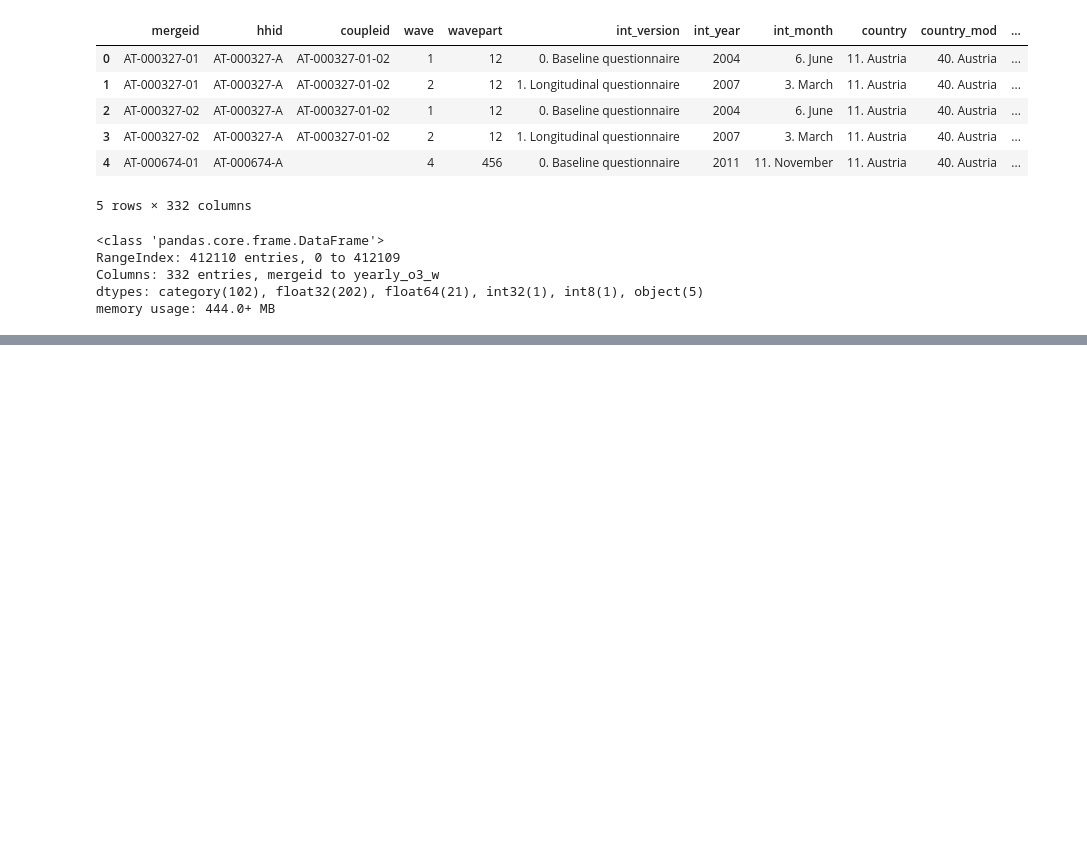
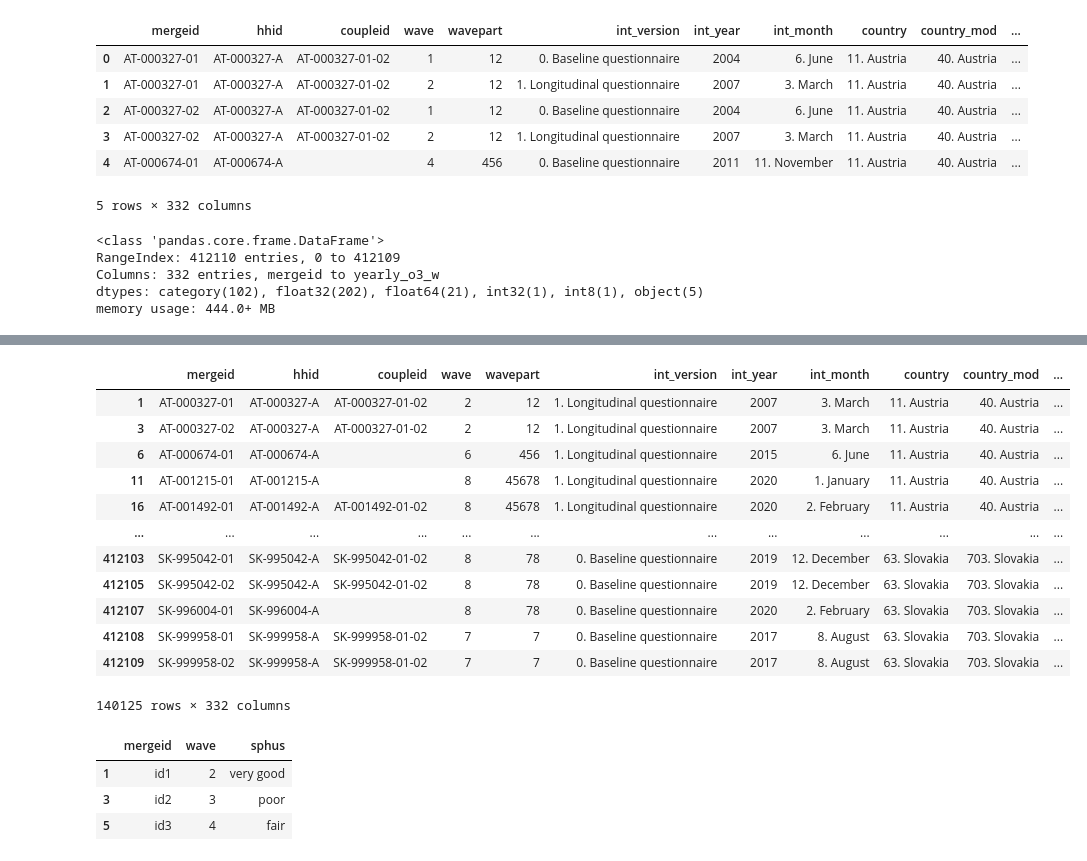
Before and after one commit to henrycgbaker/ML_climate_wellbeing_disparities, a Jupyter notebook: exploratory_data_analysis-1.ipynb, the cells around one changed output, grey strips where cells are left out. Drawn from its saved outputs; the diff is of its cells as text; code cells hidden in the pictures; blank space fills up the shorter version.

Commit message:
Add files via upload
which wave + ordinal sphus

```diff
--- a/exploratory_data_analysis-1.ipynb
+++ b/exploratory_data_analysis-1.ipynb
@@ -103,0 +118,19 @@ plt.show()
+# %%
+df_sorted = df.sort_values(by=['mergeid', 'wave'], ascending=[True, False])
+df_most_recent_wave_per_id = df_sorted.drop_duplicates(subset='mergeid', keep='first')
+# %%
+ df_most_recent_wave_per_id
+# %% [output]
+|  | mergeid | hhid | coupleid | wave | wavepart | int_version | int_year | int_month | country | country_mod | ... |
+| 1 | AT-000327-01 | AT-000327-A | AT-000327-01-02 | 2 | 12 | 1. Longitudinal questionnaire | 2007 | 3. March | 11. Austria | 40. Austria | ... |
+| 3 | AT-000327-02 | AT-000327-A | AT-000327-01-02 | 2 | 12 | 1. Longitudinal questionnaire | 2007 | 3. March | 11. Austria | 40. Austria | ... |
+| 6 | AT-000674-01 | AT-000674-A |  | 6 | 456 | 1. Longitudinal questionnaire | 2015 | 6. June | 11. Austria | 40. Austria | ... |
+| 11 | AT-001215-01 | AT-001215-A |  | 8 | 45678 | 1. Longitudinal questionnaire | 2020 | 1. January | 11. Austria | 40. Austria | ... |
+| 16 | AT-001492-01 | AT-001492-A | AT-001492-01-02 | 8 | 45678 | 1. Longitudinal questionnaire | 2020 | 2. February | 11. Austria | 40. Austria | ... |
+| ... | ... | ... | ... | ... | ... | ... | ... | ... | ... | ... | ... |
+| 412103 | SK-995042-01 | SK-995042-A | SK-995042-01-02 | 8 | 78 | 0. Baseline questionnaire | 2019 | 12. December | 63. Slovakia | 703. Slovakia | ... |
+| 412105 | SK-995042-02 | SK-995042-A | SK-995042-01-02 | 8 | 78 | 0. Baseline questionnaire | 2019 | 12. December | 63. Slovakia | 703. Slovakia | ... |
+| 412107 | SK-996004-01 | SK-996004-A |  | 8 | 78 | 0. Baseline questionnaire | 2020 | 2. February | 63. Slovakia | 703. Slovakia | ... |
+| 412108 | SK-999958-01 | SK-999958-A | SK-999958-01-02 | 7 | 7 | 0. Baseline questionnaire | 2017 | 8. August | 63. Slovakia | 703. Slovakia | ... |
+| 412109 | SK-999958-02 | SK-999958-A | SK-999958-01-02 | 7 | 7 | 0. Baseline questionnaire | 2017 | 8. August | 63. Slovakia | 703. Slovakia | ... |
+140125 rows × 332 columns
@@ -103,0 +150,9 @@ plt.show()
+# %%
+df_most_recent_wave_per_mergeid = df_sorted.drop_duplicates(subset='mergeid', keep='first')
+
+df_most_recent_wave_per_mergeid
+# %% [output]
+|  | mergeid | wave | sphus |
+| 1 | id1 | 2 | very good |
+| 3 | id2 | 3 | poor |
+| 5 | id3 | 4 | fair |
```
Also changed, not shown: parts of 12 cells of this notebook.
